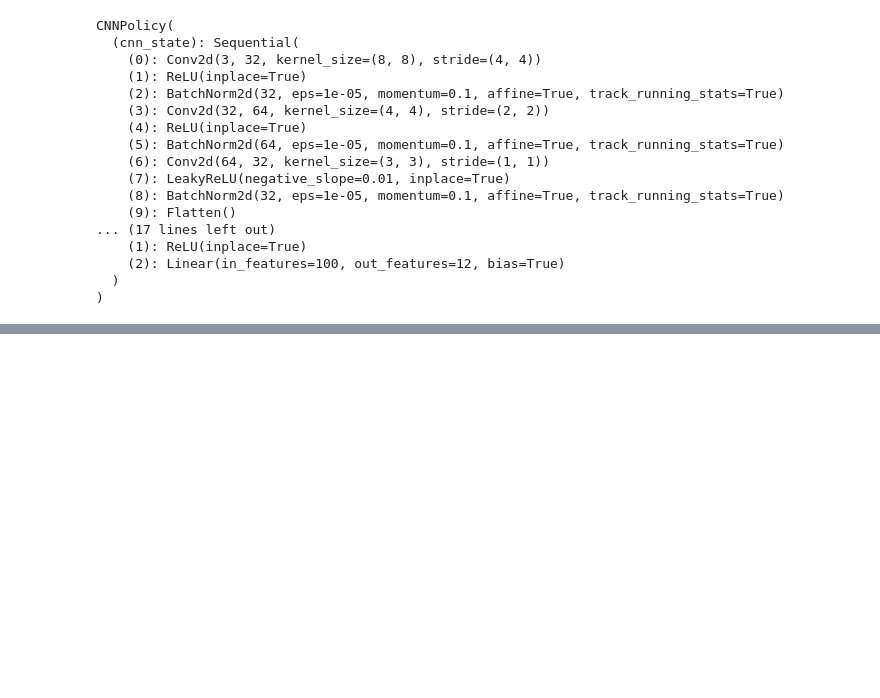
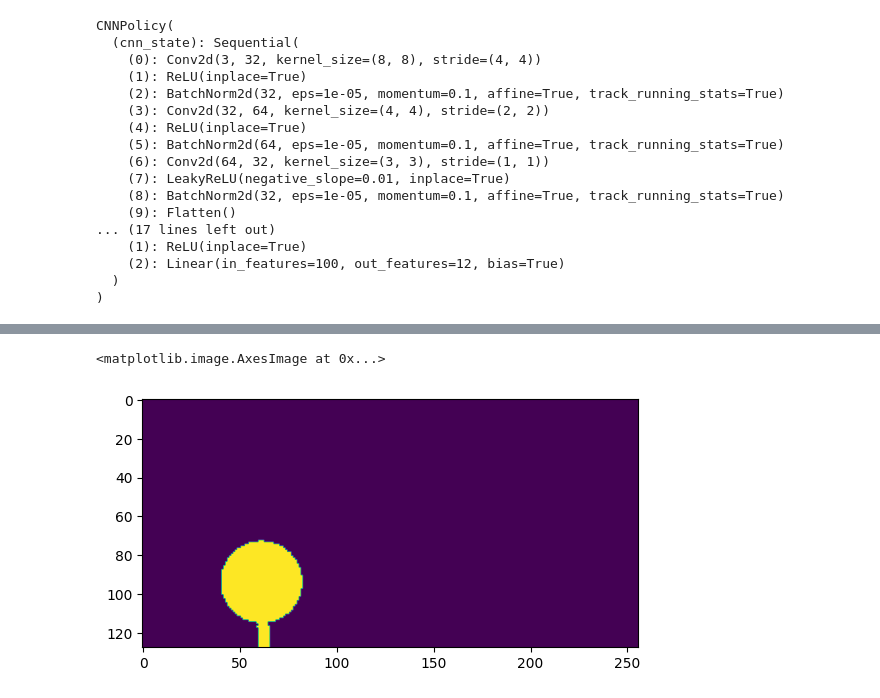
Before and after one commit to andipeng/align-lang, a Jupyter notebook: policy_experiments/mask_policy.ipynb, the cells around one changed output, grey strips where cells are left out. Saved outputs shown, nothing was run; the diff lists cells and outputs as text; code cells hidden in the pictures; blank space fills up the shorter version.

```diff
--- a/policy_experiments/mask_policy.ipynb
+++ b/policy_experiments/mask_policy.ipynb
@@ -419,0 +436,5 @@ print(sum(successes)/len(successes))
+# %%
+plt.imshow(find_target(segm))
+# %% [output]
+<matplotlib.image.AxesImage at 0x...>
+[figure, added]
```
Also changed, not shown: parts of 7 cells of this notebook, 40 other files.
